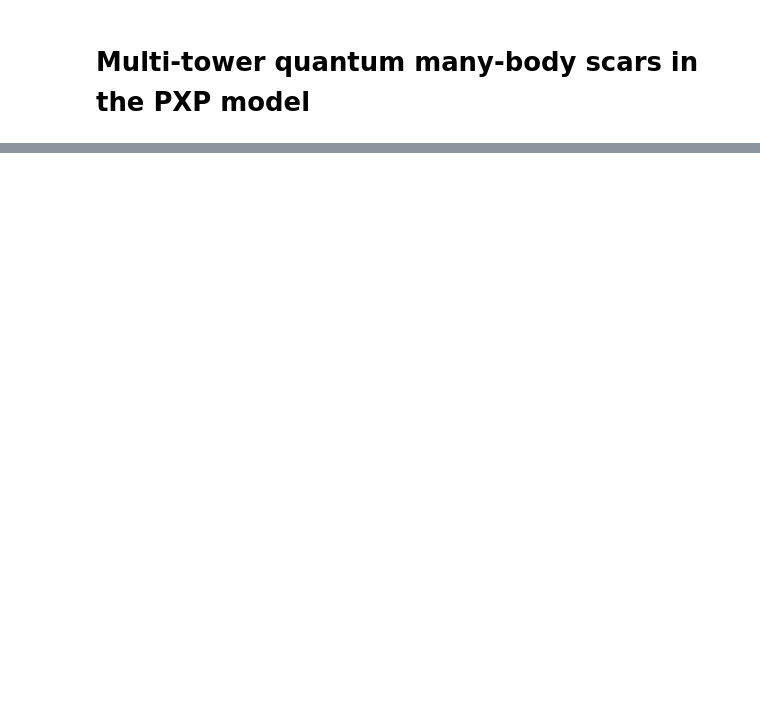
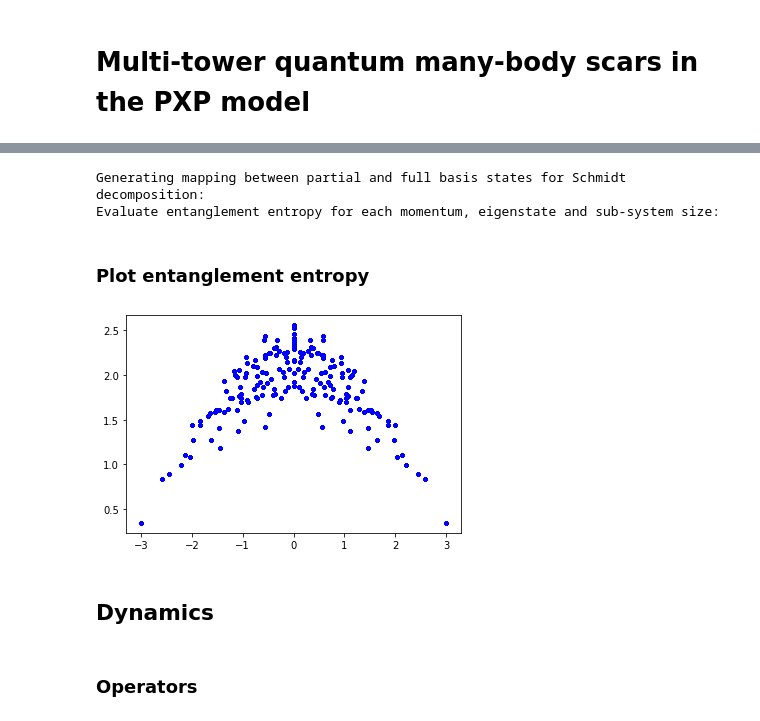
Before and after one commit to shemian29/qims, a Jupyter notebook: Project_QMBS/QScars.ipynb, the cells around one changed output, grey strips where cells are left out. Saved outputs shown, nothing was run; the diff lists cells and outputs as text; code cells hidden in the pictures; blank space fills up the shorter version.

```diff
--- a/Project_QMBS/QScars.ipynb
+++ b/Project_QMBS/QScars.ipynb
@@ -60,0 +152,22 @@ qt.qsave(Hs, 'Momentum_Hamiltonians_26')
+# %%
+Hilbert_k_dims = {}
+k_list = np.arange(0, Nx) / Nx
+for K in k_list:
+    Hilbert_k_dims[K] = Hs[K].shape[0]
+S = qims.ent_entropy(Hilbert_k_dims,evecs, bs_ind, bsl, Nx)
+# %% [output]
+Generating mapping between partial and full basis states for Schmidt decomposition:
+Evaluate entanglement entropy for each momentum, eigenstate and sub-system size:
+# %% [markdown]
+### Plot entanglement entropy
+# %%
+for k in k_list:
+    for n in range(Hs[k].shape[0]):
+        plt.plot([evals[k,n]*0.826383 for n in range(Hs[k].shape[0])],\
+                 [np.array(S[k,n,int(Nx/2)]) for n in range(Hs[k].shape[0])],'b.');
+# %% [output]
+[figure, added]
+# %% [markdown]
+## Dynamics
+# %% [markdown]
+### Operators
```
Also changed, not shown: parts of 25 cells of this notebook.
